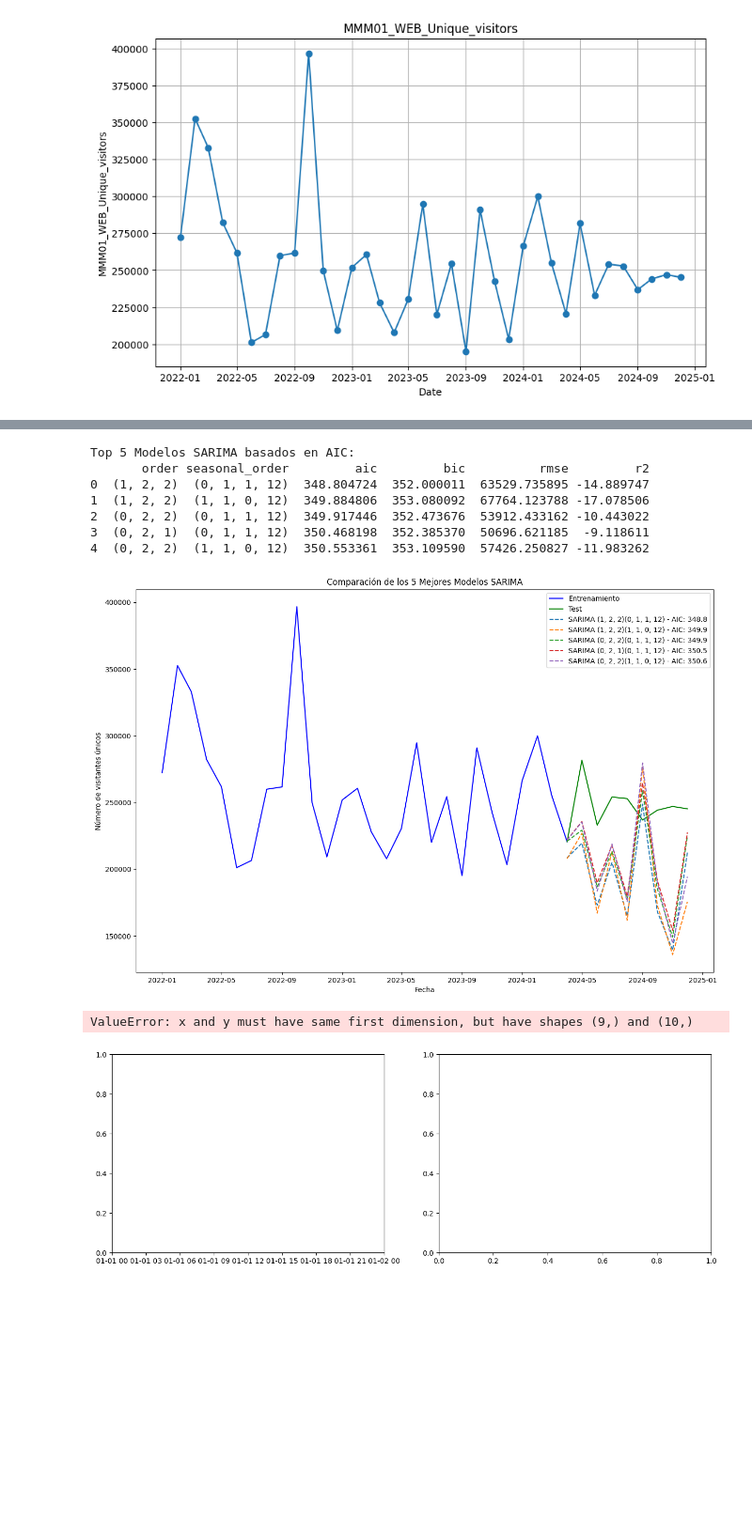
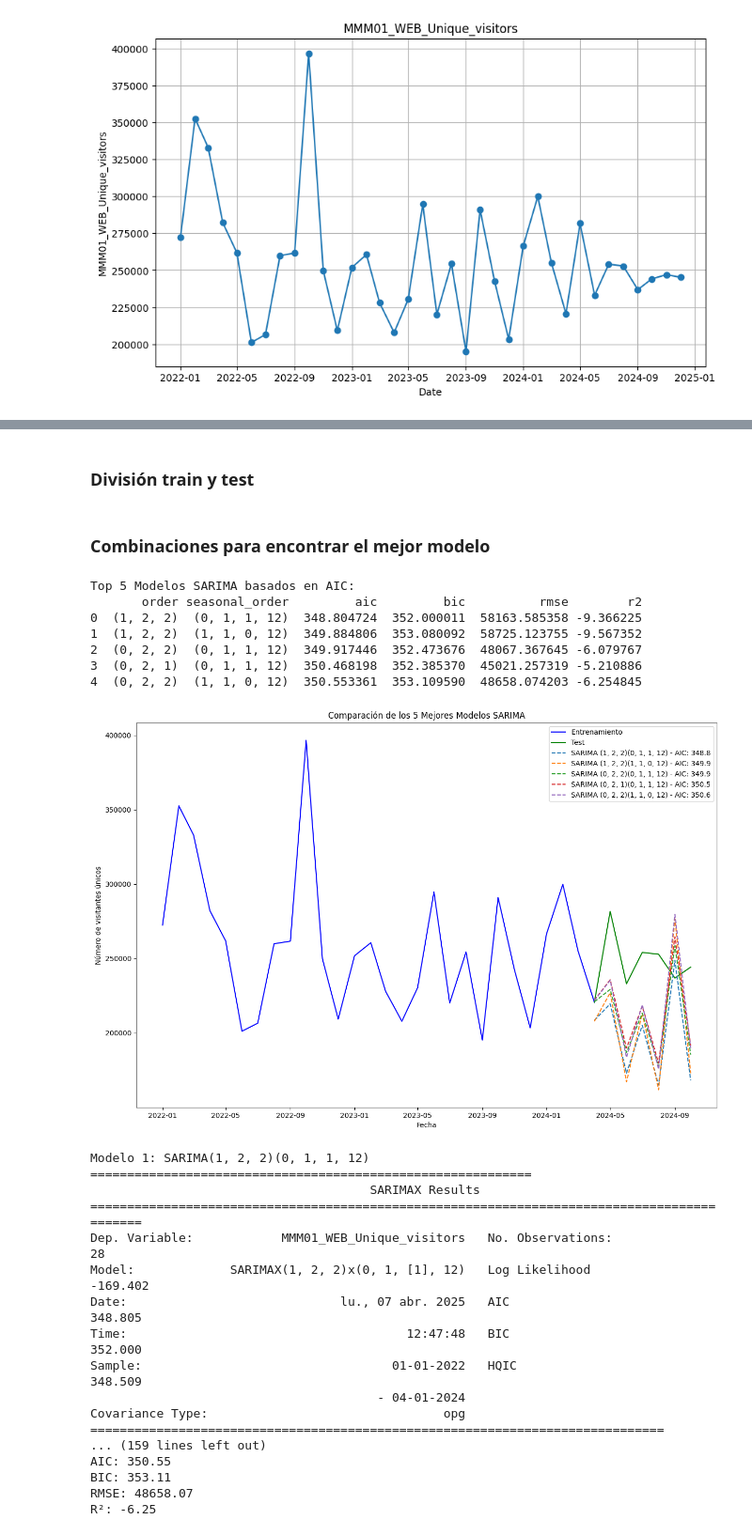
Before and after one commit to alejandromtnz/MMM, a Jupyter notebook: sarima.ipynb, the cells around one changed output, grey strips where cells are left out. Shown at 94% size. Drawn from its saved outputs; the diff is of its cells as text; code cells hidden in the pictures; blank space fills up the shorter version.

Commit message:
sarima

```diff
--- a/sarima.ipynb
+++ b/sarima.ipynb
@@ -190,11 +237,21 @@ test = df_monthly_filtered.iloc[train_size - int(len(df_monthly_filtered)*0.03):
+# %% [markdown]
+### División train y test
+# %%
+# DIVISIÓN DE DATOS CON SOLAPAMIENTO
+total_length = len(df_monthly_filtered)
+train_size = int(total_length * 0.80)
+overlap_size = max(1, int(total_length * 0.03))  # Mínimo 1 punto de solapamiento
+test_size = int(total_length * 0.20)  # 20% para test
+
+# Ajustar tamaños
+test_size = min(test_size, total_length - train_size + overlap_size)
+
+# Definir conjuntos
+train = df_monthly_filtered.iloc[:train_size]
+test = df_monthly_filtered.iloc[train_size - overlap_size : train_size + test_size - overlap_size]
+# %% [markdown]
+### Combinaciones para encontrar el mejor modelo
 # %%
-import pandas as pd
-import numpy as np
-import matplotlib.pyplot as plt
-from statsmodels.tsa.statespace.sarimax import SARIMAX
-from sklearn.metrics import mean_squared_error, mean_absolute_error, r2_score
-from itertools import product
-
 # Función para calcular métricas
 def calcular_metricas(y_true, y_pred):
     mse = mean_squared_error(y_true, y_pred)
@@ -294,48 +351,54 @@ def plot_residuals(test_data, predictions, title):
 
     # Gráfico de series temporales de residuos
     axes[0].plot(test_data.index, residuals)
     axes[0].axhline(y=0, color='r', linestyle='--')
     axes[0].set_title(f'Residuos - {title}')
     axes[0].set_xlabel('Fecha')
     axes[0].set_ylabel('Residuos')
 
     # Histograma de residuos
     axes[1].hist(residuals, bins=20)
     axes[1].set_title(f'Distribución de Residuos - {title}')
     axes[1].set_xlabel('Residuos')
     axes[1].set_ylabel('Frecuencia')
 
     plt.tight_layout()
     plt.show()
 
-# Graficar residuos para los mejores modelos
-for i, model_info in top_5_models.iterrows():
-    predictions = model_info['model'].get_prediction(
-        start=len(train),
-        end=len(train) + len(test) - 1
-    ).predicted_mean
-
-    plot_residuals(test['MMM01_WEB_Unique_visitors'], predictions,
-                  f'SARIMA {model_info["order"]}{model_info["seasonal_order"]}')
 
 # Mostrar resumen de los mejores modelos
 for i, model_info in top_5_models.iterrows():
     print(f"\nModelo {i+1}: SARIMA{model_info['order']}{model_info['seasonal_order']}")
     print("="*60)
     print(model_info['model'].summary())
     print("\nMétricas:")
     print(f"AIC: {model_info['aic']:.2f}")
     print(f"BIC: {model_info['bic']:.2f}")
     print(f"RMSE: {model_info['rmse']:.2f}")
     print(f"R²: {model_info['r2']:.2f}")
 # %% [output]
 Top 5 Modelos SARIMA basados en AIC:
-       order seasonal_order         aic         bic          rmse         r2
-0  (1, 2, 2)  (0, 1, 1, 12)  348.804724  352.000011  63529.735895 -14.889747
-1  (1, 2, 2)  (1, 1, 0, 12)  349.884806  353.080092  67764.123788 -17.078506
-2  (0, 2, 2)  (0, 1, 1, 12)  349.917446  352.473676  53912.433162 -10.443022
-3  (0, 2, 1)  (0, 1, 1, 12)  350.468198  352.385370  50696.621185  -9.118611
-4  (0, 2, 2)  (1, 1, 0, 12)  350.553361  353.109590  57426.250827 -11.983262
+       order seasonal_order         aic         bic          rmse        r2
+0  (1, 2, 2)  (0, 1, 1, 12)  348.804724  352.000011  58163.585358 -9.366225
+1  (1, 2, 2)  (1, 1, 0, 12)  349.884806  353.080092  58725.123755 -9.567352
+2  (0, 2, 2)  (0, 1, 1, 12)  349.917446  352.473676  48067.367645 -6.079767
+3  (0, 2, 1)  (0, 1, 1, 12)  350.468198  352.385370  45021.257319 -5.210886
+4  (0, 2, 2)  (1, 1, 0, 12)  350.553361  353.109590  48658.074203 -6.254845
-[figure, old version]
+[figure, new version]
-ValueError: x and y must have same first dimension, but have shapes (9,) and (10,)
+Modelo 1: SARIMA(1, 2, 2)(0, 1, 1, 12)
+============================================================
+                                      SARIMAX Results
+============================================================================================
+Dep. Variable:            MMM01_WEB_Unique_visitors   No. Observations:                   28
+Model:             SARIMAX(1, 2, 2)x(0, 1, [1], 12)   Log Likelihood                -169.402
+Date:                             lu., 07 abr. 2025   AIC                            348.805
+Time:                                      12:47:48   BIC                            352.000
+Sample:                                  01-01-2022   HQIC                           348.509
+                                       - 04-01-2024
+Covariance Type:                                opg
+==============================================================================
+... (159 lines left out)
+AIC: 350.55
+BIC: 353.11
+RMSE: 48658.07
+R²: -6.25
-[figure, removed]
```
Also changed, not shown: parts of 29 cells of this notebook.
